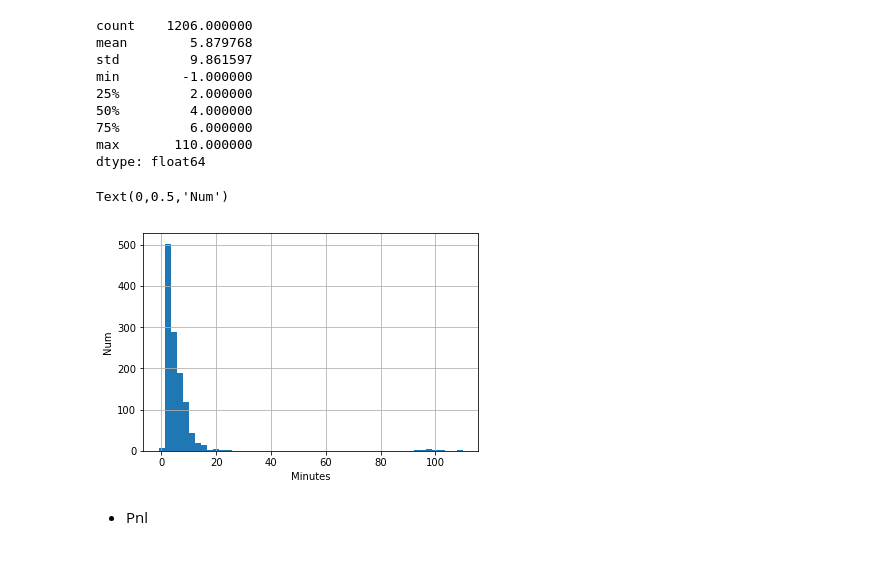
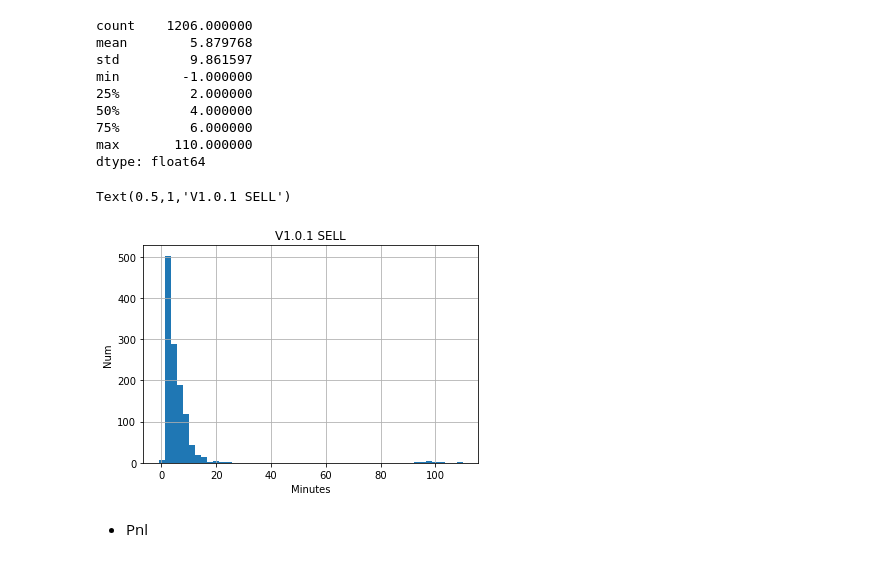
Before and after one commit to RichardS0268/Stock_cn_T0_Trend, a Jupyter notebook: workflow_v101.ipynb, the cells around one changed output. Saved outputs shown, nothing was run; the diff lists cells and outputs as text; code cells hidden in the pictures.

```diff
--- a/workflow_v101.ipynb
+++ b/workflow_v101.ipynb
@@ -587,10 +588,11 @@ dtype: float64
 # %%
 pd.Series(n_h).hist(bins=50)
 plt.xlabel('Minutes')
 plt.ylabel('Num')
+plt.title('V1.0.1 SELL')
 # %% [output]
-Text(0,0.5,'Num')
+Text(0.5,1,'V1.0.1 SELL')
-[figure, old version]
+[figure, new version]
 # %% [markdown]
 + Pnl
 # %%
```
Also changed, not shown: parts of 1 cell of this notebook, 1 other file.
